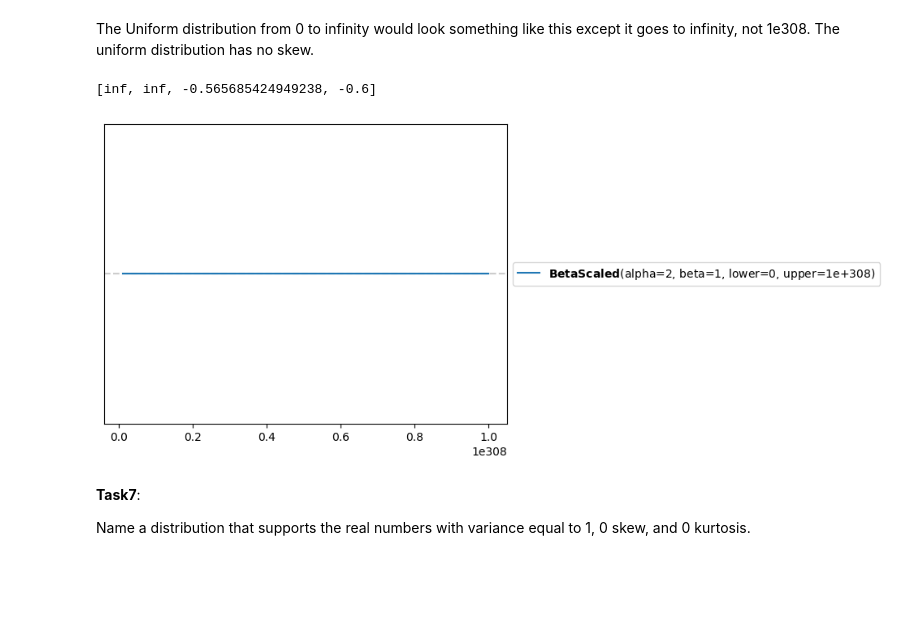
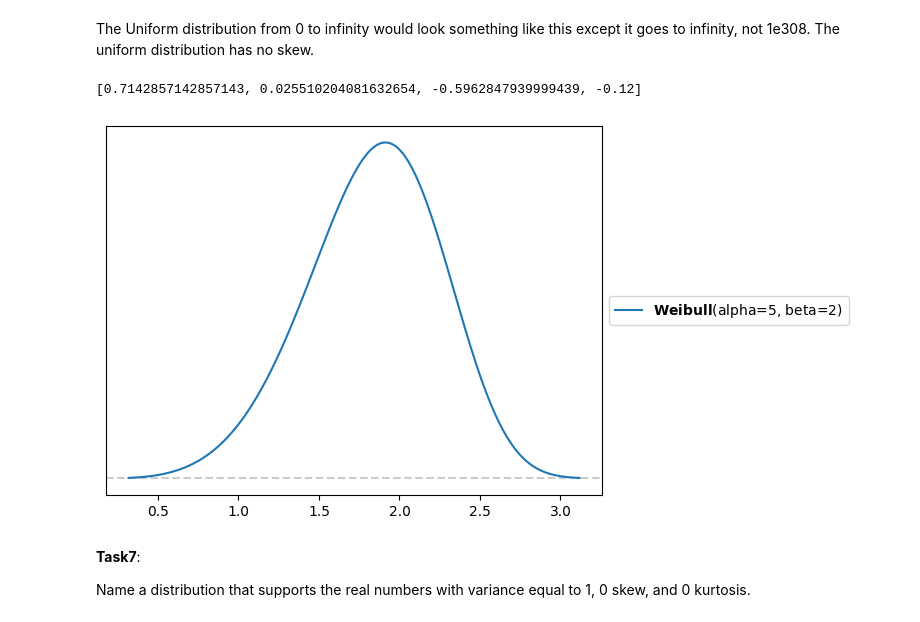
Before and after one commit to alexDahersh/Data-Science-fund., a Jupyter notebook: Copy_of_Unit3ExercisesSF.ipynb, the cells around one changed output. Drawn from its saved outputs; the diff is of its cells as text; code cells hidden in the pictures; blank space fills up the shorter version.

```diff
--- a/Copy_of_Unit3ExercisesSF.ipynb
+++ b/Copy_of_Unit3ExercisesSF.ipynb
@@ -176,9 +176,9 @@ pz.Uniform(lower=0,upper=9999999999999999999999999999999999999999999999999999999
 # %% [markdown]
 The Uniform distribution from 0 to infinity would look something like this except it goes to infinity, not 1e308. The uniform distribution has no skew.
 # %%
-pz.BetaScaled(alpha=2,beta=1,lower=0,upper=1e308).plot_pdf()
-print(pz.BetaScaled(alpha=2,beta=1,lower=0,upper=1e308).moments())
+pz.Weibull(alpha=5,beta=2).plot_pdf()
+print(pz.BetaScaled(alpha=5,beta=2).moments())
 # %% [output]
-[inf, inf, -0.565685424949238, -0.6]
+[0.7142857142857143, 0.025510204081632654, -0.5962847939999439, -0.12]
-[figure, old version]
+[figure, new version]
 # %%
```
Also changed, not shown: parts of 2 cells of this notebook.
